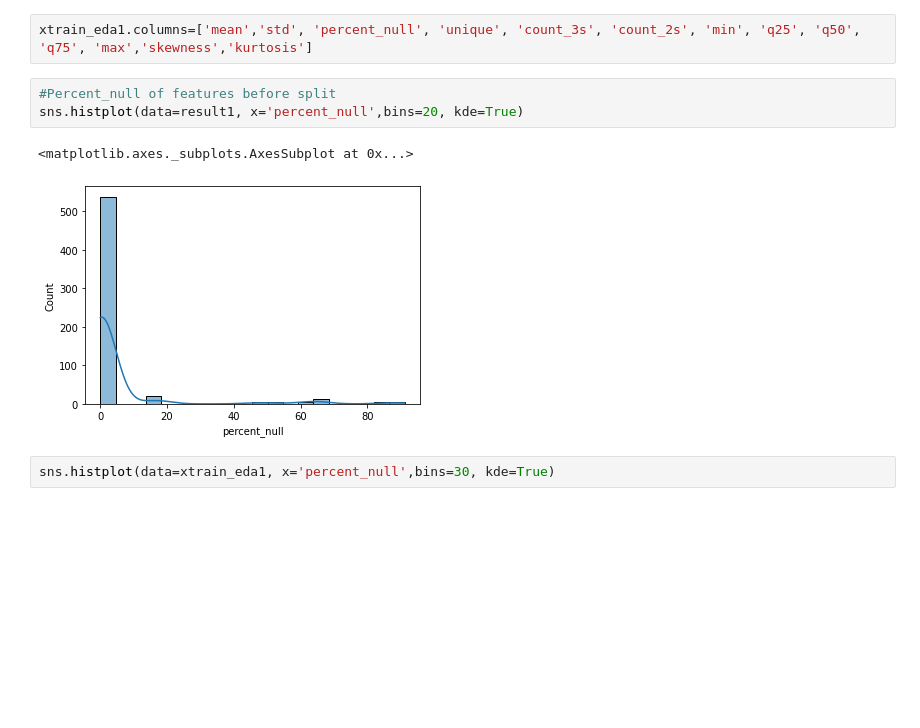
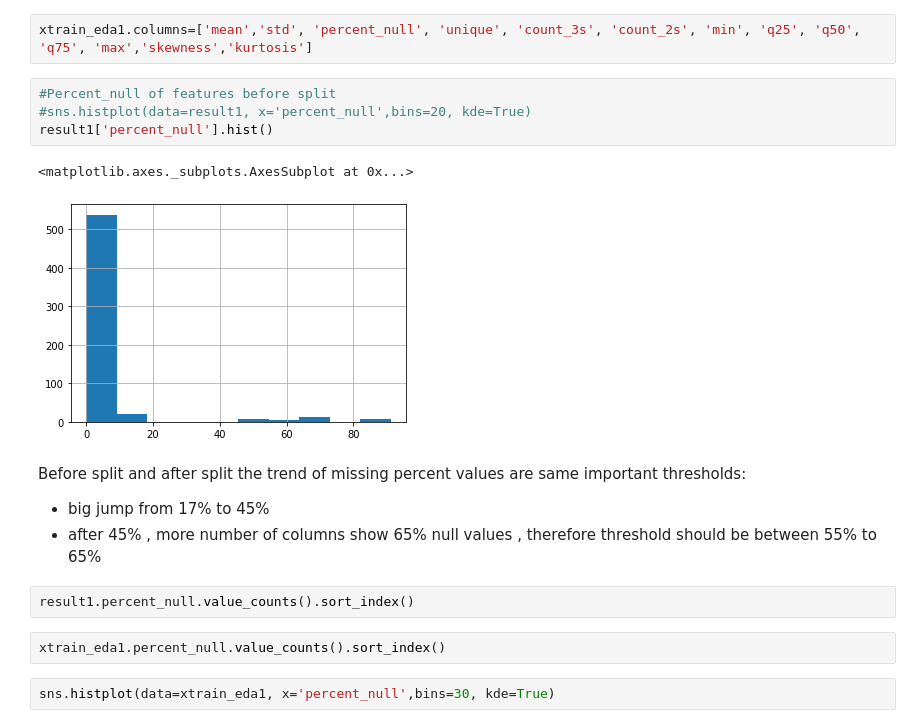
Before and after one commit to hinatanvir/Fault-Detection-SECOM, a Jupyter notebook: EDA.ipynb, the cells around one changed output. Drawn from its saved outputs; the diff is of its cells as text; blank space fills up the shorter version.

```diff
--- a/EDA.ipynb
+++ b/EDA.ipynb
@@ -214,10 +198,20 @@ xtrain_eda1=pd.DataFrame.from_dict(xtrain_eda,orient='index')
 xtrain_eda1.columns=['mean','std', 'percent_null', 'unique', 'count_3s', 'count_2s', 'min', 'q25', 'q50', 'q75', 'max','skewness','kurtosis']
 # %%
 #Percent_null of features before split
-sns.histplot(data=result1, x='percent_null',bins=20, kde=True)
+#sns.histplot(data=result1, x='percent_null',bins=20, kde=True)
+result1['percent_null'].hist()
 # %% [output]
 <matplotlib.axes._subplots.AxesSubplot at 0x...>
-[figure, old version]
+[figure, new version]
+# %% [markdown]
+Before split and after split the trend of missing percent values are same
+important thresholds:
+- big jump from 17% to 45%
+- after 45% , more number of columns show 65% null values , therefore threshold should be between 55% to 65%
+# %%
+result1.percent_null.value_counts().sort_index()
+# %%
+xtrain_eda1.percent_null.value_counts().sort_index()
 # %%
 sns.histplot(data=xtrain_eda1, x='percent_null',bins=30, kde=True)
 # %% [output]
```
Also changed, not shown: parts of 14 cells of this notebook.
